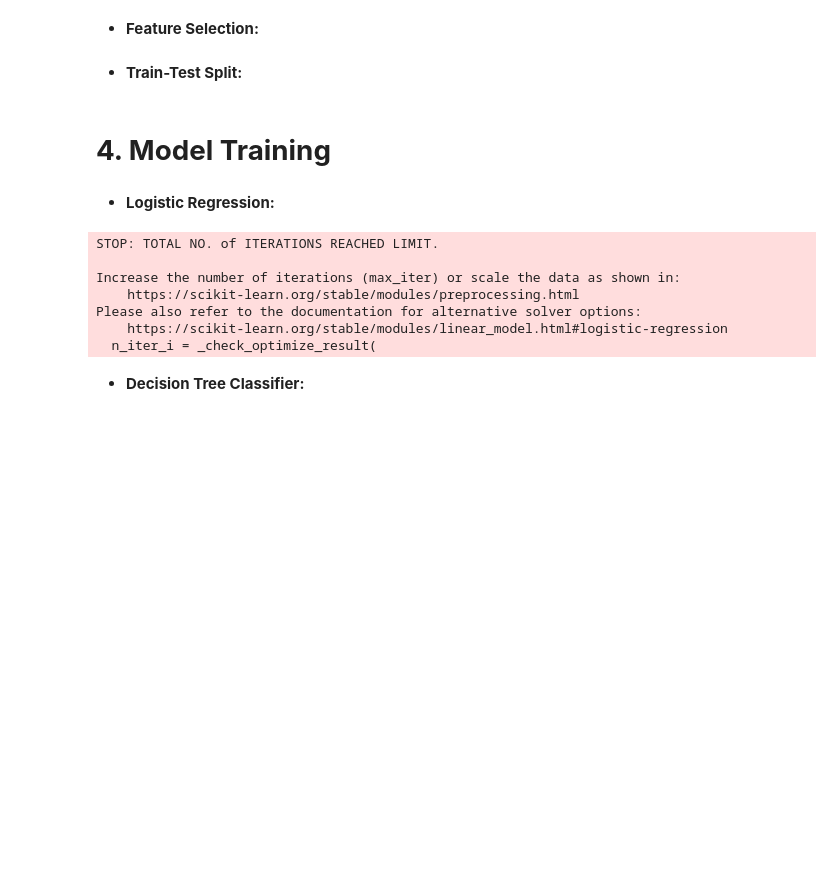
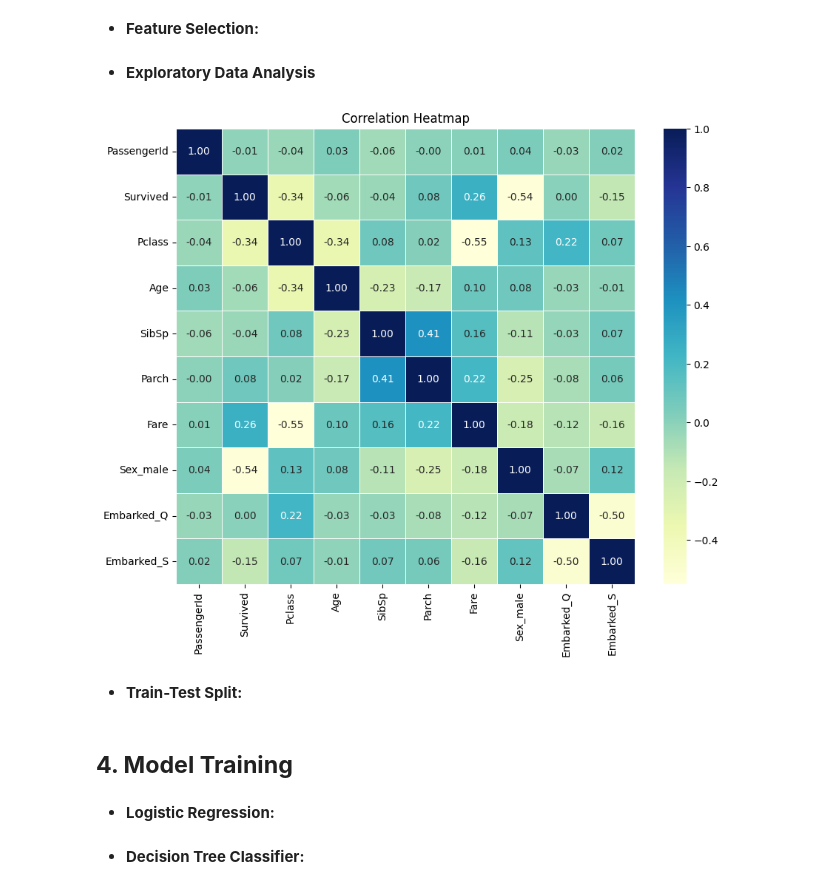
Before and after one commit to ziad-mohamed-7/MIA_Tasks, a Jupyter notebook: TASK1_1.ipynb, the cells around one changed output. Cells and saved outputs as stored; diff of their text form; code cells hidden in the pictures; blank space fills up the shorter version.

```diff
--- a/TASK1_1.ipynb
+++ b/TASK1_1.ipynb
@@ -32,16 +78,23 @@ train_data.head()
 # %% [markdown]
 * **Handling Missing Values:**
 # %%
-# Fill missing values for 'Age' with the median
+# fill missing Age values in both data & train dataset with the median
 train_data['Age'].fillna(train_data['Age'].median(), inplace=True)
 test_data['Age'].fillna(test_data['Age'].median(), inplace=True)
 
-# Fill missing 'Fare' in the test set
+# fill missing Fare values in test dataset with median
 test_data['Fare'].fillna(test_data['Fare'].median(), inplace=True)
 
-# Fill missing 'Embarked' values with the mode
+# fill missing Embarked values in train dataset with mode (most frequently appeared)
 train_data['Embarked'].fillna(train_data['Embarked'].mode()[0], inplace=True)
-test_data['Embarked'].fillna(test_data['Embarked'].mode()[0], inplace=True)
+
+# drop Cabin column (many missing values)
+train_data.drop(columns=['Cabin'], inplace=True)
+test_data.drop(columns=['Cabin'], inplace=True)
+
+# drop Name & Ticket column (unnecessary data)
+train_data.drop(columns=['Name', 'Ticket'], inplace=True)
+test_data.drop(columns=['Name', 'Ticket'], inplace=True)
 # %% [markdown]
 * **Feature Encoding:**
 # %%
@@ -61,3 +115,14 @@ X_test = test_data[features]
+# %% [markdown]
+* **Exploratory Data Analysis**
+# %%
+# plotting a heatmap to visualize the correlation between target and other features
+plt.figure(figsize=(10, 8))
+sns.heatmap(train_data.corr(), cmap='YlGnBu', annot=True, linewidths=0.5, fmt='.2f')
+
+plt.title('Correlation Heatmap')
+plt.show()
+# %% [output]
+[figure, added]
 # %% [markdown]
 * **Train-Test Split:**
 # %%
@@ -66,22 +131,14 @@ X_train, X_val, y_train, y_val = train_test_split(X, y, test_size=0.2, random_st
 # %% [markdown]
-# **4. Model Training**
+## **4. Model Training**
 # %% [markdown]
 * **Logistic Regression:**
 # %%
-# Initialize and train Logistic Regression
-log_reg = LogisticRegression()
-log_reg.fit(X_train, y_train)
+# train logistic regression model
+log_reg = LogisticRegression(max_iter=1000)
+log_reg.fit(x_train, y_train)
 
-# Predictions on validation set
-y_pred_log_reg = log_reg.predict(X_val)
+# predictions on validation dataset
+y_pred_log_reg = log_reg.predict(x_val)
-# %% [output]
-STOP: TOTAL NO. of ITERATIONS REACHED LIMIT.
-
-Increase the number of iterations (max_iter) or scale the data as shown in:
-    https://scikit-learn.org/stable/modules/preprocessing.html
-Please also refer to the documentation for alternative solver options:
-    https://scikit-learn.org/stable/modules/linear_model.html#logistic-regression
-  n_iter_i = _check_optimize_result(
 # %% [markdown]
 * **Decision Tree Classifier:**
 # %%
```
Also changed, not shown: parts of 27 cells of this notebook.
